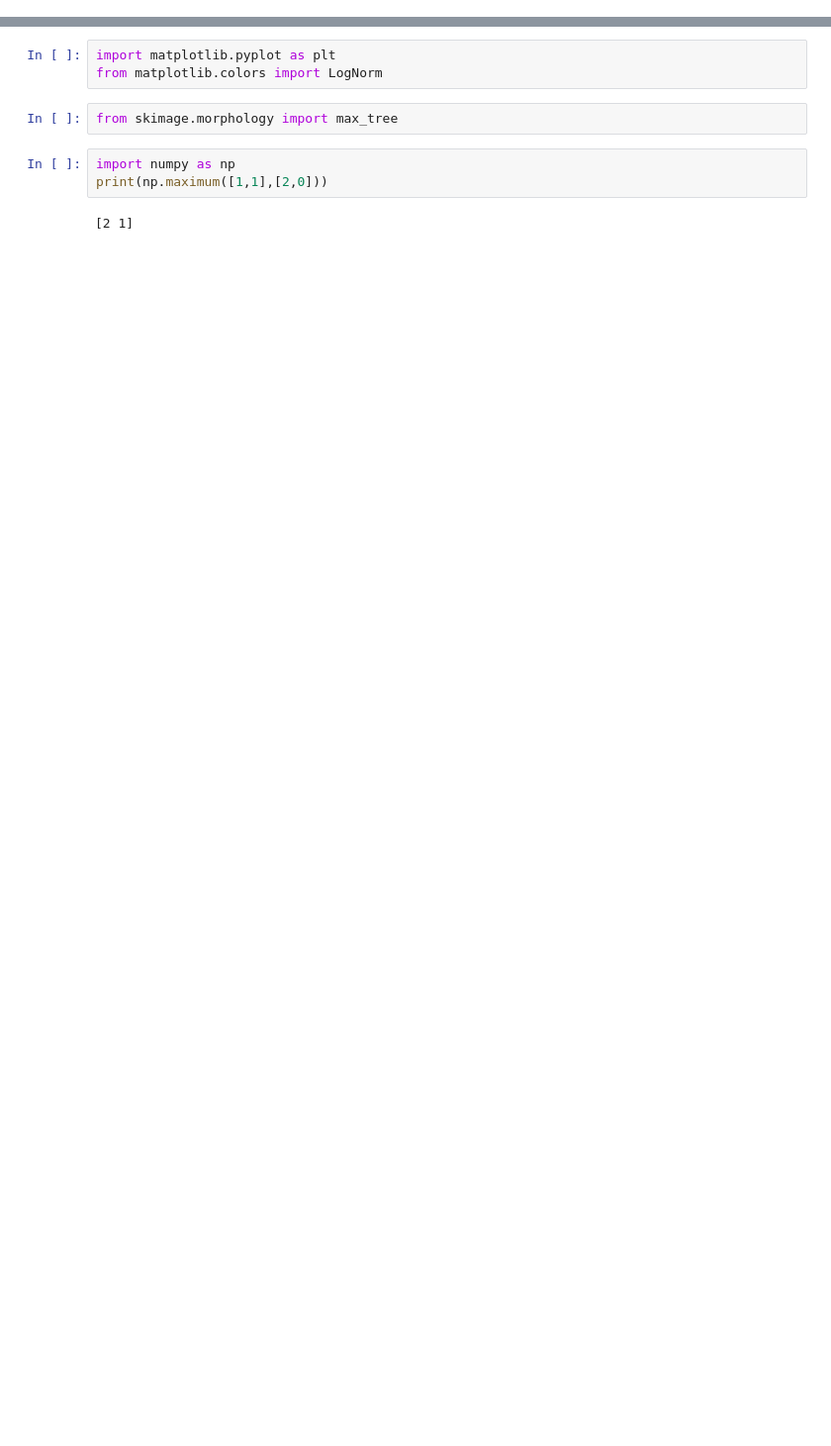
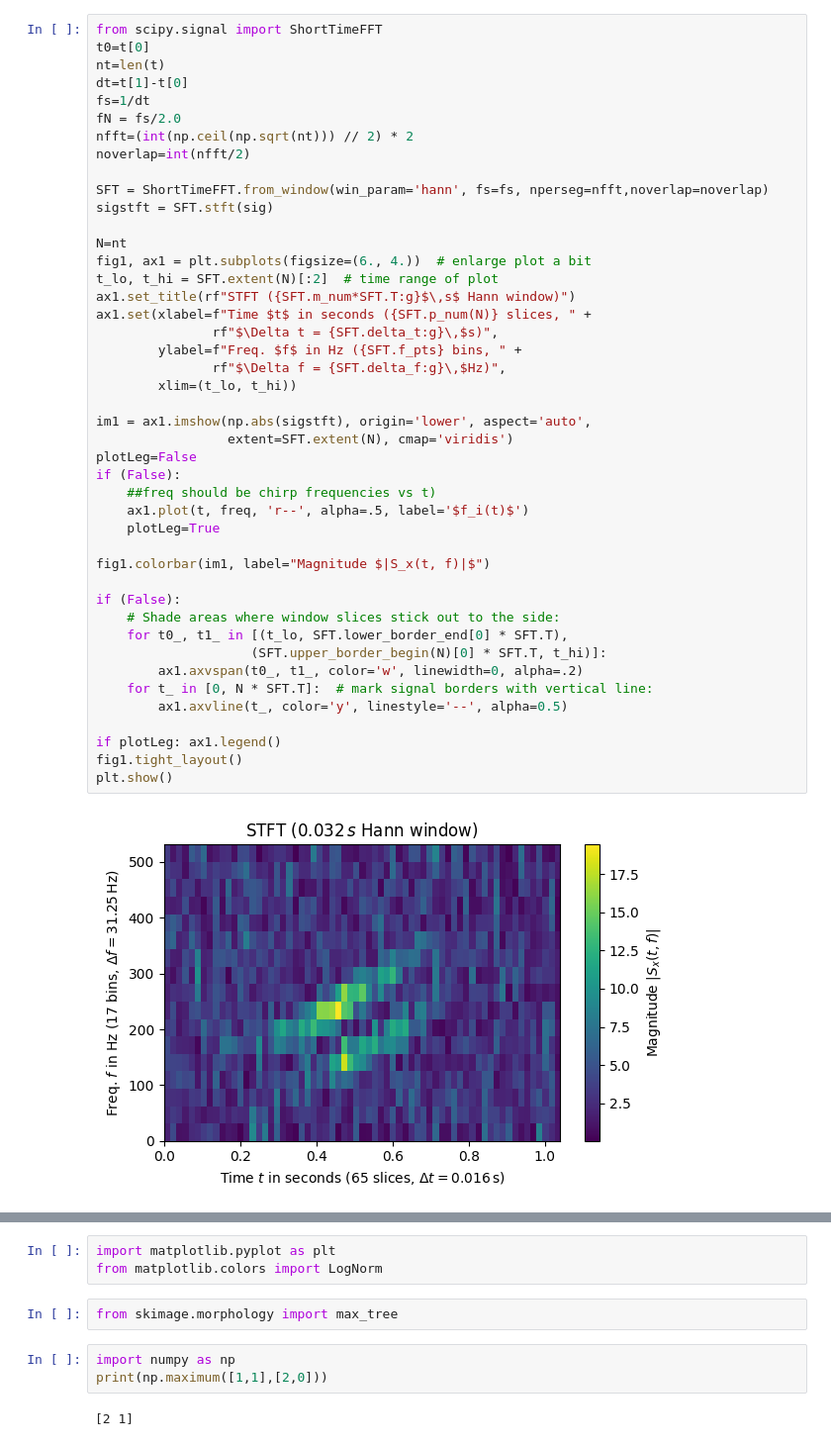
Before and after one commit to nacrocker/automated-segmentation, a Jupyter notebook: maxtree_tests_with_synthetic_data_and_noise.ipynb, the cells around one changed output, grey strips where cells are left out. Shown: that part at 99% size. Saved outputs shown, nothing was run; the diff lists cells and outputs as text; blank space fills up the shorter version.

```diff
--- a/maxtree_tests_with_synthetic_data_and_noise.ipynb
+++ b/maxtree_tests_with_synthetic_data_and_noise.ipynb
@@ -46,0 +89,46 @@ from scipy.signal import stft
+# %%
+from scipy.signal import ShortTimeFFT
+t0=t[0]
+nt=len(t)
+dt=t[1]-t[0]
+fs=1/dt
+fN = fs/2.0
+nfft=(int(np.ceil(np.sqrt(nt))) // 2) * 2
+noverlap=int(nfft/2)
+
+SFT = ShortTimeFFT.from_window(win_param='hann', fs=fs, nperseg=nfft,noverlap=noverlap)
+sigstft = SFT.stft(sig)
+
+N=nt
+fig1, ax1 = plt.subplots(figsize=(6., 4.))  # enlarge plot a bit
+t_lo, t_hi = SFT.extent(N)[:2]  # time range of plot
+ax1.set_title(rf"STFT ({SFT.m_num*SFT.T:g}$\,s$ Hann window)")
+ax1.set(xlabel=f"Time $t$ in seconds ({SFT.p_num(N)} slices, " +
+               rf"$\Delta t = {SFT.delta_t:g}\,$s)",
+        ylabel=f"Freq. $f$ in Hz ({SFT.f_pts} bins, " +
+               rf"$\Delta f = {SFT.delta_f:g}\,$Hz)",
+        xlim=(t_lo, t_hi))
+
+im1 = ax1.imshow(np.abs(sigstft), origin='lower', aspect='auto',
+                 extent=SFT.extent(N), cmap='viridis')
+plotLeg=False
+if (False):
+    ##freq should be chirp frequencies vs t)
+    ax1.plot(t, freq, 'r--', alpha=.5, label='$f_i(t)$')
+    plotLeg=True
+
+fig1.colorbar(im1, label="Magnitude $|S_x(t, f)|$")
+
+if (False):
+    # Shade areas where window slices stick out to the side:
+    for t0_, t1_ in [(t_lo, SFT.lower_border_end[0] * SFT.T),
+                    (SFT.upper_border_begin(N)[0] * SFT.T, t_hi)]:
+        ax1.axvspan(t0_, t1_, color='w', linewidth=0, alpha=.2)
+    for t_ in [0, N * SFT.T]:  # mark signal borders with vertical line:
+        ax1.axvline(t_, color='y', linestyle='--', alpha=0.5)
+
+if plotLeg: ax1.legend()
+fig1.tight_layout()
+plt.show()
+# %% [output]
+[figure, added]
```
Also changed, not shown: parts of 10 cells of this notebook.
